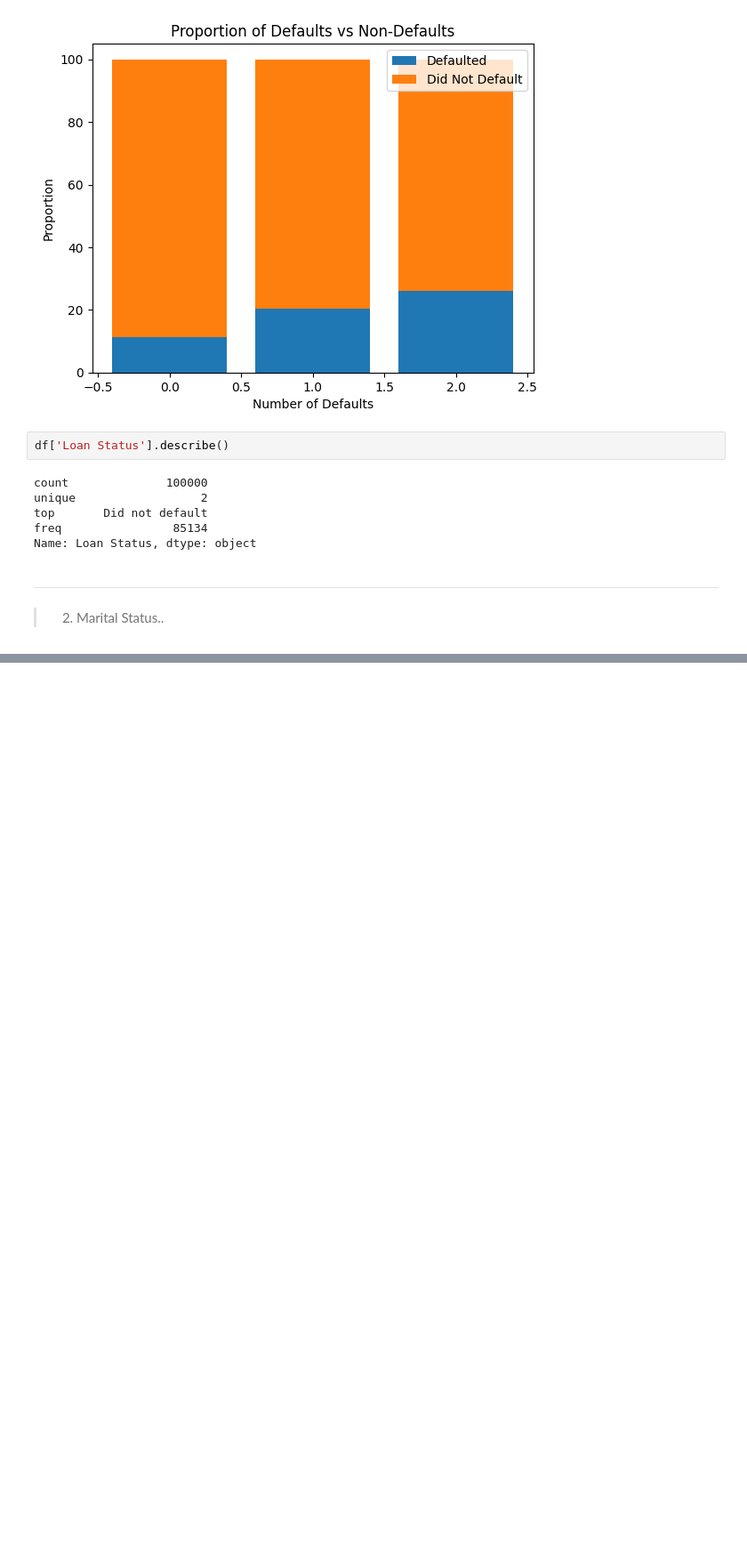
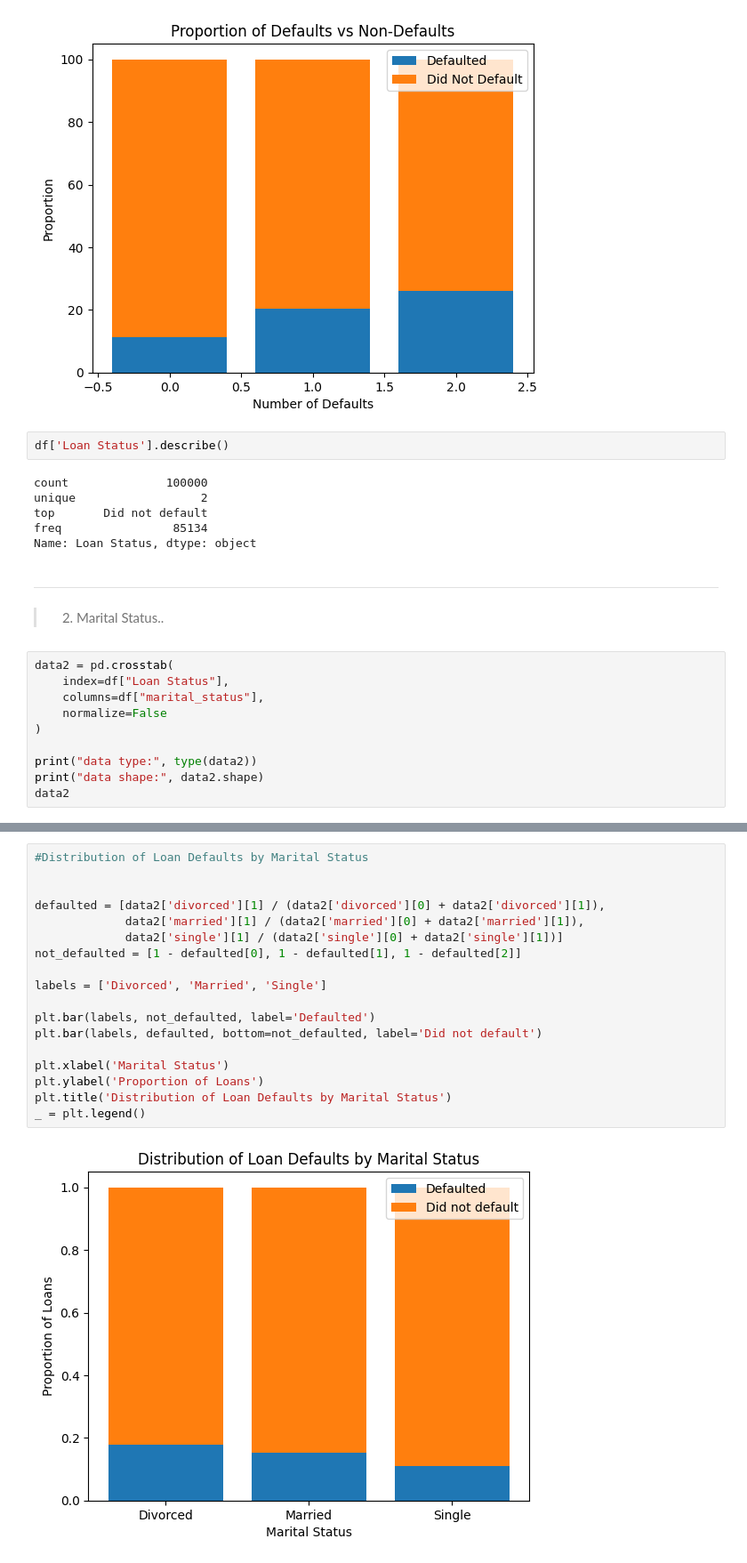
Before and after one commit to RonChits/Default-Probability, a Jupyter notebook: Default_Probability.ipynb, the cells around one changed output, grey strips where cells are left out. Shown at 89% size. Drawn from its saved outputs; the diff is of its cells as text; blank space fills up the shorter version.

```diff
--- a/Default_Probability.ipynb
+++ b/Default_Probability.ipynb
@@ -486,3 +486,13 @@ Name: Loan Status, dtype: object
 ---
 # %% [markdown]
 >2. Marital Status..
+# %%
+data2 = pd.crosstab(
+    index=df["Loan Status"],
+    columns=df["marital_status"],
+    normalize=False
+)
+
+print("data type:", type(data2))
+print("data shape:", data2.shape)
+data2
@@ -488,0 +506,20 @@ Name: Loan Status, dtype: object
+# %%
+#Distribution of Loan Defaults by Marital Status
+
+
+defaulted = [data2['divorced'][1] / (data2['divorced'][0] + data2['divorced'][1]),
+             data2['married'][1] / (data2['married'][0] + data2['married'][1]),
+             data2['single'][1] / (data2['single'][0] + data2['single'][1])]
+not_defaulted = [1 - defaulted[0], 1 - defaulted[1], 1 - defaulted[2]]
+
+labels = ['Divorced', 'Married', 'Single']
+
+plt.bar(labels, not_defaulted, label='Defaulted')
+plt.bar(labels, defaulted, bottom=not_defaulted, label='Did not default')
+
+plt.xlabel('Marital Status')
+plt.ylabel('Proportion of Loans')
+plt.title('Distribution of Loan Defaults by Marital Status')
+_ = plt.legend()
+# %% [output]
+[figure, added]
```
Also changed, not shown: parts of 41 cells of this notebook.
